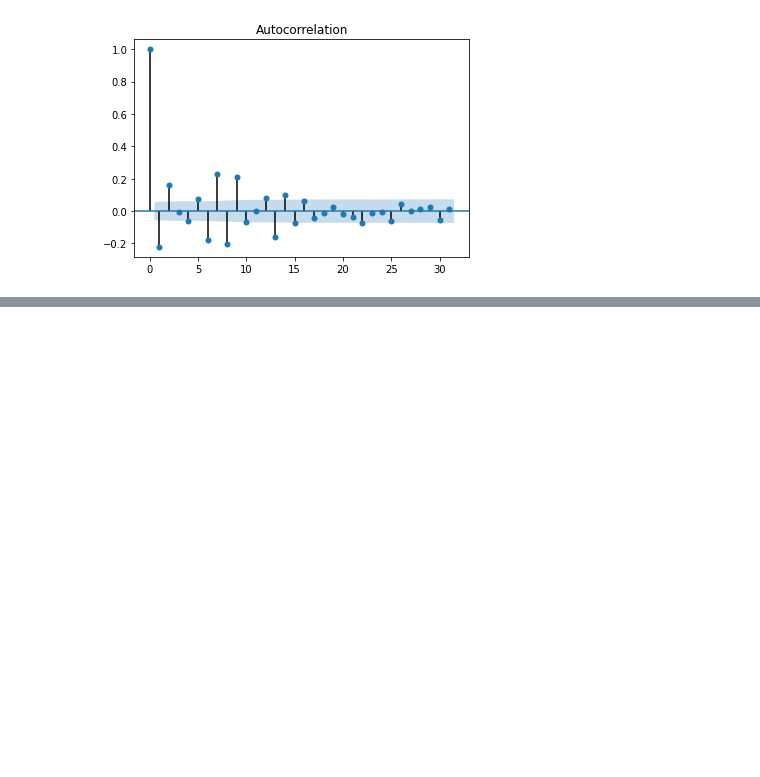
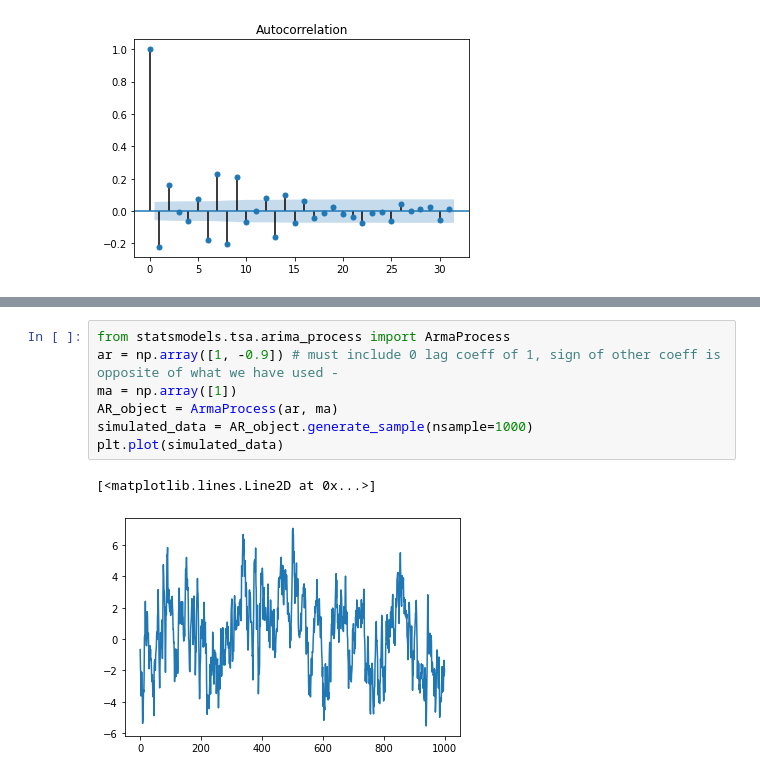
Before and after one commit to flyin01/dc, a Jupyter notebook: time_series_analysis.ipynb, the cells around one changed output, grey strips where cells are left out. Cells and saved outputs as stored; diff of their text form; blank space fills up the shorter version.

```diff
--- a/time_series_analysis.ipynb
+++ b/time_series_analysis.ipynb
@@ -1045,0 +1079,10 @@ TBD
+# %%
+from statsmodels.tsa.arima_process import ArmaProcess
+ar = np.array([1, -0.9]) # must include 0 lag coeff of 1, sign of other coeff is opposite of what we have used -
+ma = np.array([1])
+AR_object = ArmaProcess(ar, ma)
+simulated_data = AR_object.generate_sample(nsample=1000)
+plt.plot(simulated_data)
+# %% [output]
+[<matplotlib.lines.Line2D at 0x...>]
+[figure, added]
```
Also changed, not shown: parts of 8 cells of this notebook.
